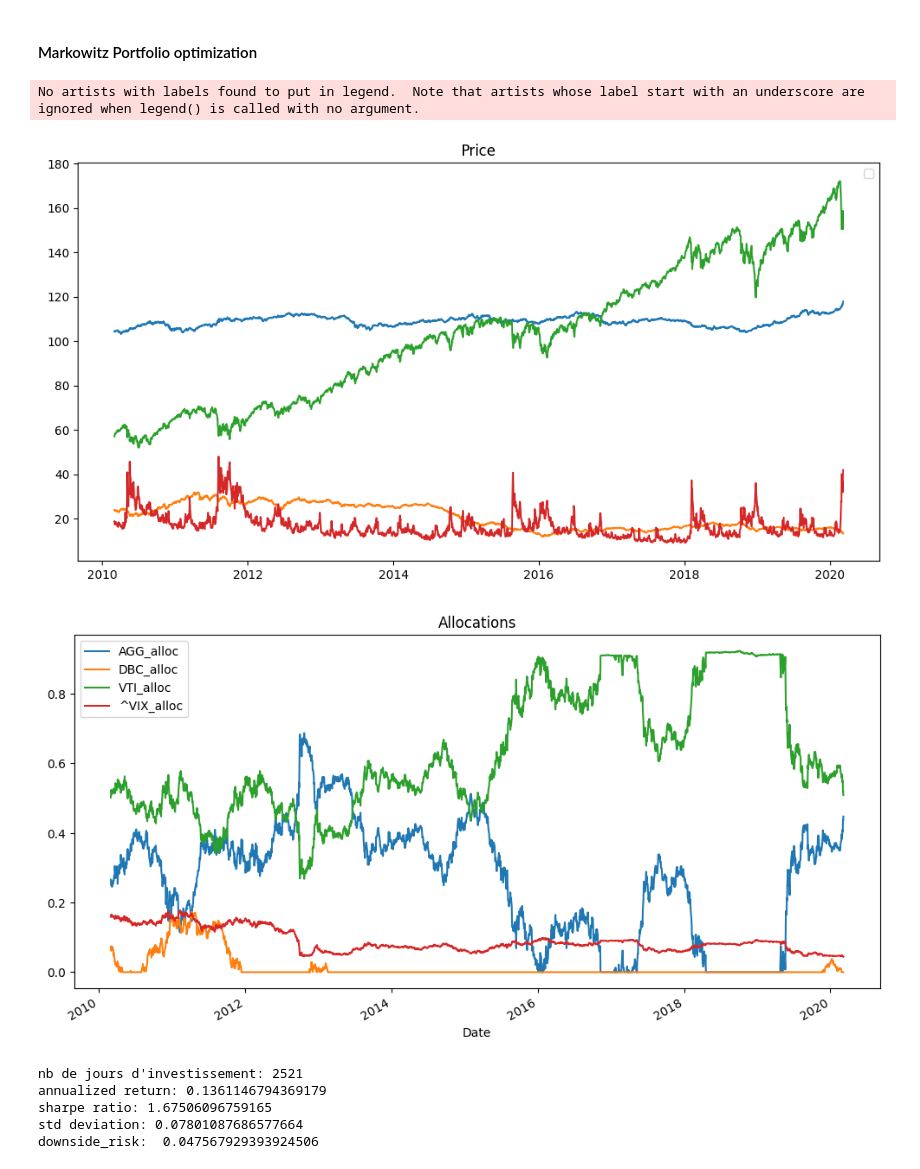
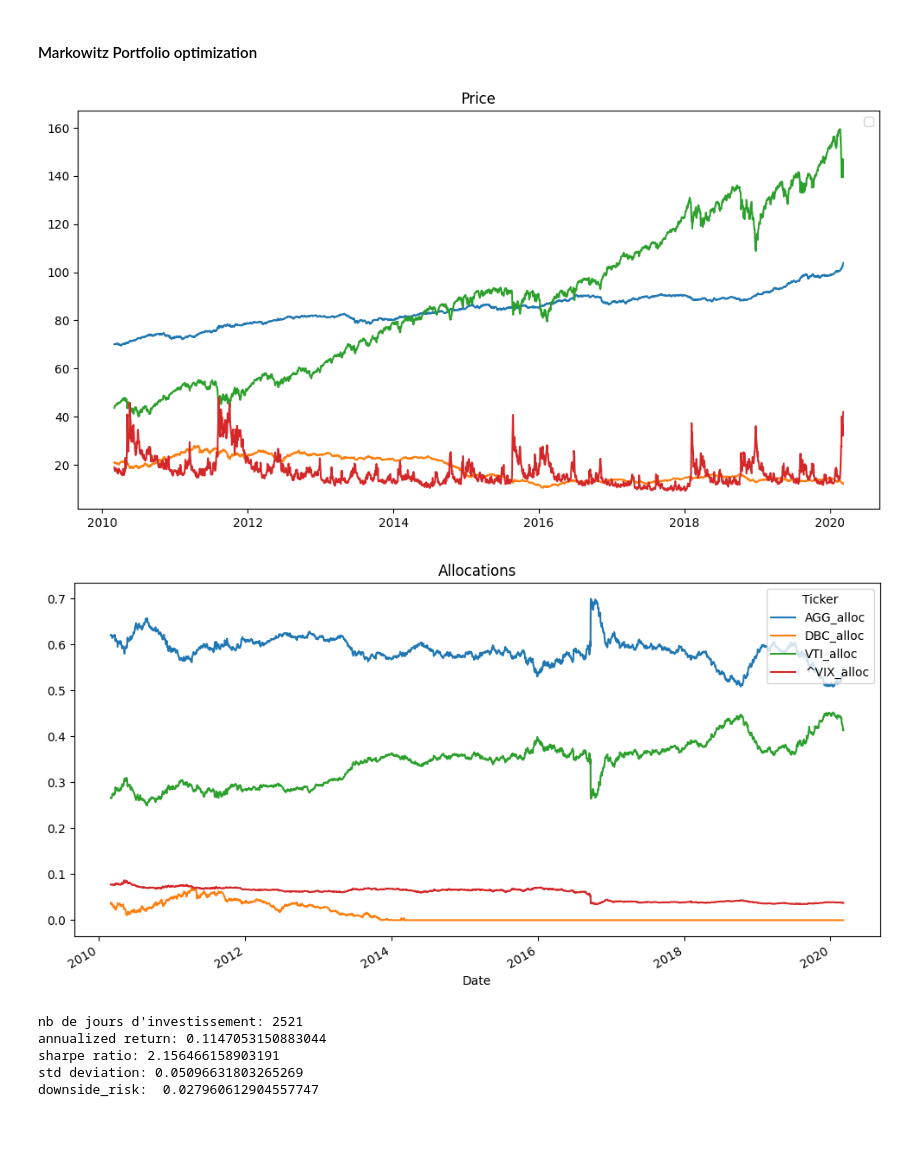
Before and after one commit to QMoayedpour/Advanced_ML_Ensae, a Jupyter notebook: ntbk/paper_implementation.ipynb, the cells around one changed output. Saved outputs shown, nothing was run; the diff lists cells and outputs as text; code cells hidden in the pictures; blank space fills up the shorter version.

```diff
--- a/ntbk/paper_implementation.ipynb
+++ b/ntbk/paper_implementation.ipynb
@@ -207,0 +263,9 @@ downside_risk:  0.17481432437632444
+# %%
+model = NN_Sharpe(model_name="GRU",  input_size=4, hidden_size=32, output_size=4, num_layers=1, temperature=0.07)
+
+trainer = Trainer(model, weight_decay=0.8, scheduler_gamma=1, lr=0.001)
+
+
+out_gru = trainer.train(verbose=True, epochs=50, overlap=True, batch_size=64, rolling_window=252, retrain_years=2, initial_train_years=4)
+
+plot_results(out_gru, trainer)
@@ -208,14 +291,13 @@ downside_risk:  0.17481432437632444
 # %% [markdown]
 #### Markowitz Portfolio optimization
 # %%
-out = trainer.markov_portfolio(rolling_window=1000)
-plot_results(out, trainer)
+out_markowitz = trainer.markov_portfolio(rolling_window=2000)
+plot_results(out_markowitz, trainer)
 # %% [output]
-No artists with labels found to put in legend.  Note that artists whose label start with an underscore are ignored when legend() is called with no argument.
-[figure, old version]
+[figure, new version]
-[figure, old version]
+[figure, new version]
-nb de jours d'investissement: 2521
-annualized return: 0.1361146794369179
-sharpe ratio: 1.67506096759165
-std deviation: 0.07801087686577664
-downside_risk:  0.047567929393924506
+nb de jours d'investissement: 2521
+annualized return: 0.1147053150883044
+sharpe ratio: 2.156466158903191
+std deviation: 0.05096631803265269
+downside_risk:  0.027960612904557747
```
Also changed, not shown: parts of 14 cells of this notebook, 3 other files.
